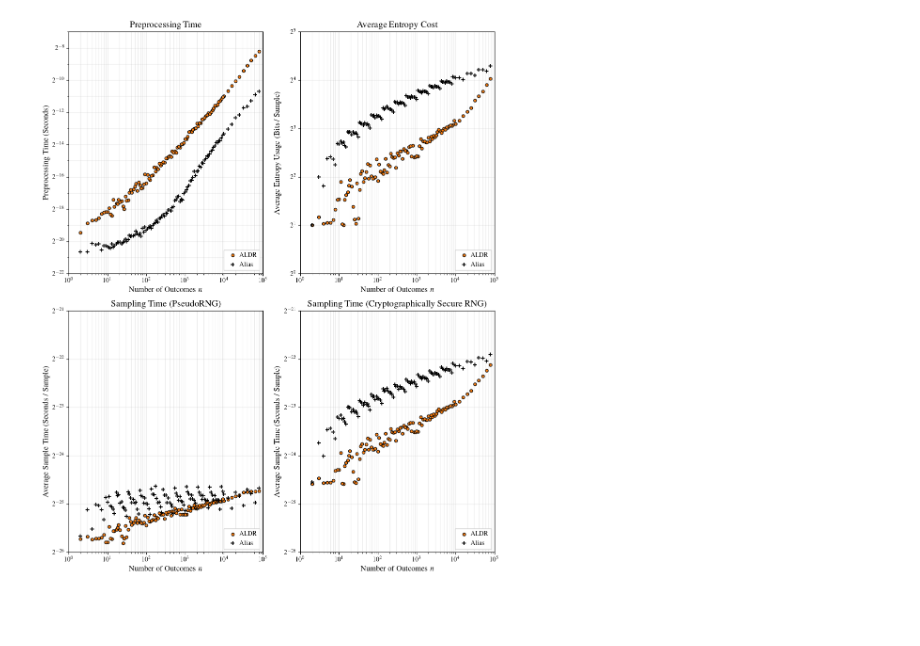
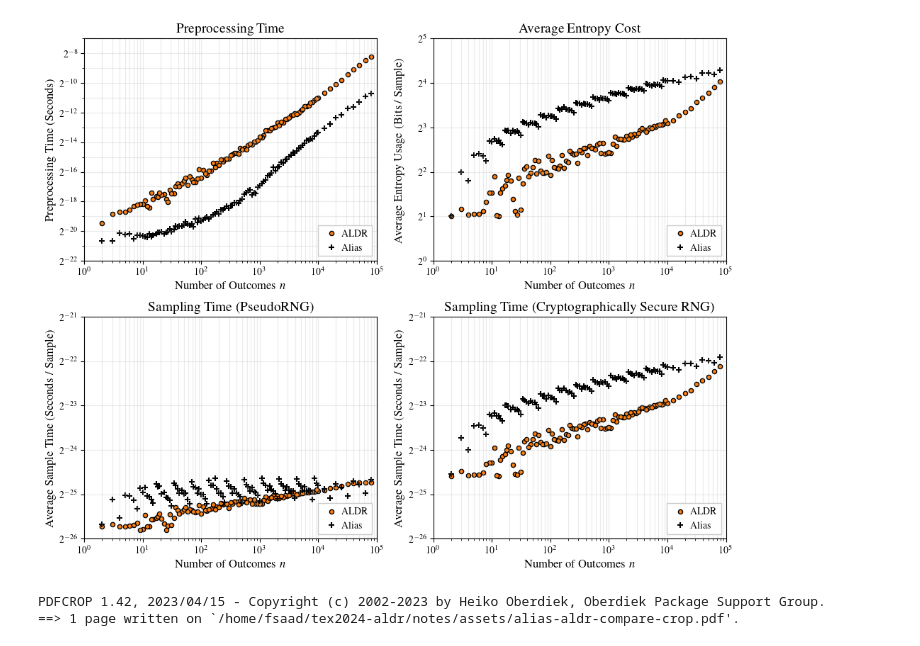
Before and after one commit to probsys/amplified-loaded-dice-roller-experiments, a Jupyter notebook: python/figure-11-alias-aldr-compare.ipynb, the cells around one changed output. Saved outputs shown, nothing was run; the diff lists cells and outputs as text; code cells hidden in the pictures; blank space fills up the shorter version.

Commit message:
Update notebook with new plot dimensions

```diff
--- a/python/figure-11-alias-aldr-compare.ipynb
+++ b/python/figure-11-alias-aldr-compare.ipynb
@@ -38,7 +38,7 @@ def getn(f):
     return int(f.split('/')[-1].split('.')[1])
 # %%
 M = 100_000
-fig, axes = plt.subplots(nrows=2, ncols=2, figsize=(10,12))
+fig, axes = plt.subplots(nrows=2, ncols=2, figsize=(10,8))
 C = [d for d in data if d[0].endswith(f'.{M}.{seed}.dist')]
 styling = [
     {'facecolor': 'tab:orange', 'edgecolor':'k', 'marker':'o', 's':20},
@@ -124,33 +124,37 @@ for i in range(len(methods[:2])):
     ax.scatter(
         *zip(*((getn(d[0]),d[4]) for d in C if d[1] == methods[i+2])),
         **styling[i])
 
 ax.set_yscale('log', base=2)
 ax.set_xscale('log', base=10)
 ax.set_ylim([2**-26, 2**-21])
 ax.set_xlim([10**0, 1*10**5])
 
 ax.set_title('Sampling Time (Cryptographically Secure RNG)', fontsize=14)
 ax.set_xlabel('Number of Outcomes $n$', fontsize=12)
 ax.set_ylabel('Average Sample Time (Seconds / Sample)', fontsize=12)
 
 ax.yaxis.set_minor_formatter(ticker.NullFormatter())
 ax.yaxis.set_major_locator(ticker.LogLocator(base=2, subs=[1], numticks=10))
 ax.yaxis.set_minor_locator(ticker.LogLocator(base=2, subs=[1], numticks=100))
 ax.xaxis.set_minor_formatter(ticker.NullFormatter())
 ax.xaxis.set_major_locator(ticker.LogLocator(base=10, subs=[1], numticks=10))
 ax.xaxis.set_minor_locator(ticker.LogLocator(base=10, subs=np.arange(1, 10)*.1, numticks=100))
 
 
 for ax in axes.flat:
     ax.scatter([],[],**styling[0],label=labels[methods[0]])
     ax.scatter([],[],**styling[1],label=labels[methods[1]])
     ax.legend(framealpha=1, fancybox=False, loc='lower right', handletextpad=0)
     ax.grid(alpha=0.25, which='both')
 
 fig.set_tight_layout(True)
 fig.align_ylabels(axes[:,1])
 # %% [output]
-[figure, old version]
+[figure, new version]
 # %%
-fig.savefig(os.path.join(output_dir, 'alias-aldr-compare.png'))
+fig.savefig(output_dir / 'alias-aldr-compare.pdf')
+!pdfcrop {output_dir / 'alias-aldr-compare.pdf'}
+# %% [output]
+PDFCROP 1.42, 2023/04/15 - Copyright (c) 2002-2023 by Heiko Oberdiek, Oberdiek Package Support Group.
+==> 1 page written on `/home/fsaad/tex2024-aldr/notes/assets/alias-aldr-compare-crop.pdf'.
```
Also changed, not shown: 9 other files.
